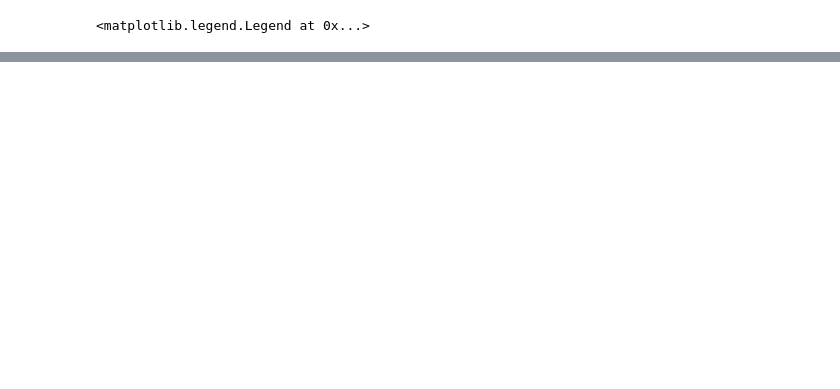
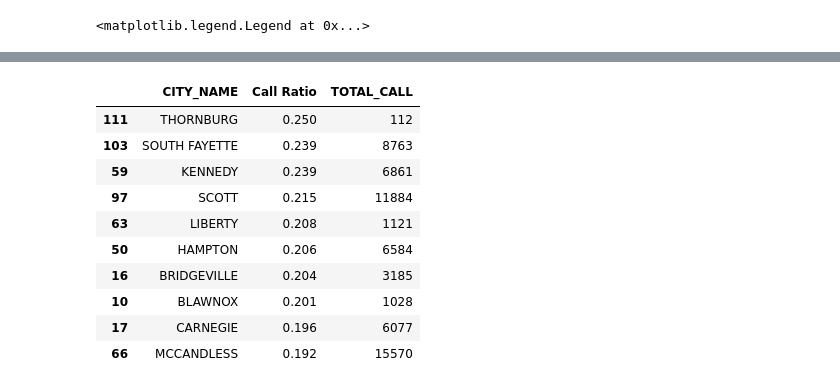
Before and after one commit to thoo/EMS-Dispatches-Pittsburgh, a Jupyter notebook: data_preprocessing.ipynb, the cells around one changed output, grey strips where cells are left out. Saved outputs shown, nothing was run; the diff lists cells and outputs as text; code cells hidden in the pictures; blank space fills up the shorter version.

```diff
--- a/data_preprocessing.ipynb
+++ b/data_preprocessing.ipynb
@@ -525,0 +575,6 @@ plt.legend(loc='lower left')
+# %%
+# Add average population column to the dataframe
+df_total_call = pd.merge(df_total_call,
+                         pop_df[['CITY_NAME','POP_AVG']],
+                         how='left',on='CITY_NAME')
+df_total_call.head()
@@ -525,0 +600,13 @@ plt.legend(loc='lower left')
+# %%
+def get_description_table(df, df_total_call, description):
+    temp=(df[df['DESCRIPTION_SHORT'] == description]
+          .groupby(['CITY_NAME','CALL_QUARTER']).size().reset_index(name=description)
+          .sort_values(by=[description],ascending=False))
+    temp = pd.merge(temp,df_total_call, how='left',on='CITY_NAME')
+    temp['Call Ratio'] = round(temp.loc[:,description]/
+                               temp.loc[:,'TOTAL_CALL'],3)
+#     temp.sort_values(by=['CITY_NAME','CALL_QUARTER','Call Ratio','TOTAL_CALL'],
+#                      inplace=True,ascending=False)
+    return temp
+# %%
+t=get_description_table(df_ems, df_total_call, 'FALL')
@@ -525,0 +622,18 @@ plt.legend(loc='lower left')
+# %%
+t2=t.groupby(['CITY_NAME'],as_index=False).agg({'Call Ratio':sum,
+                                                'TOTAL_CALL':max})
+t2.sort_values(by=['Call Ratio'],inplace=True,ascending=False)
+# %%
+t2.head(10)
+# %% [output]
+|  | CITY_NAME | Call Ratio | TOTAL_CALL |
+| 111 | THORNBURG | 0.250 | 112 |
+| 103 | SOUTH FAYETTE | 0.239 | 8763 |
+| 59 | KENNEDY | 0.239 | 6861 |
+| 97 | SCOTT | 0.215 | 11884 |
+| 63 | LIBERTY | 0.208 | 1121 |
+| 50 | HAMPTON | 0.206 | 6584 |
+| 16 | BRIDGEVILLE | 0.204 | 3185 |
+| 10 | BLAWNOX | 0.201 | 1028 |
+| 17 | CARNEGIE | 0.196 | 6077 |
+| 66 | MCCANDLESS | 0.192 | 15570 |
```
Also changed, not shown: parts of 17 cells of this notebook, 4 other files.
